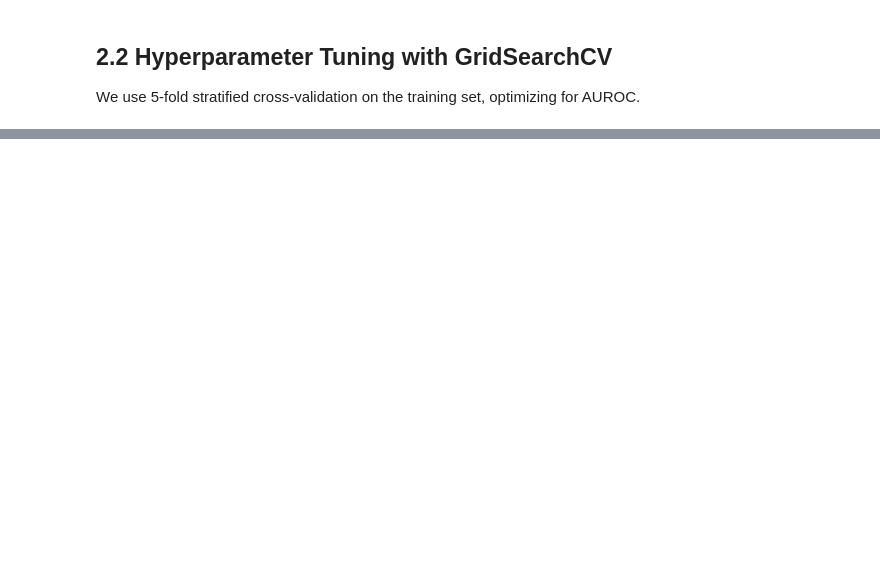
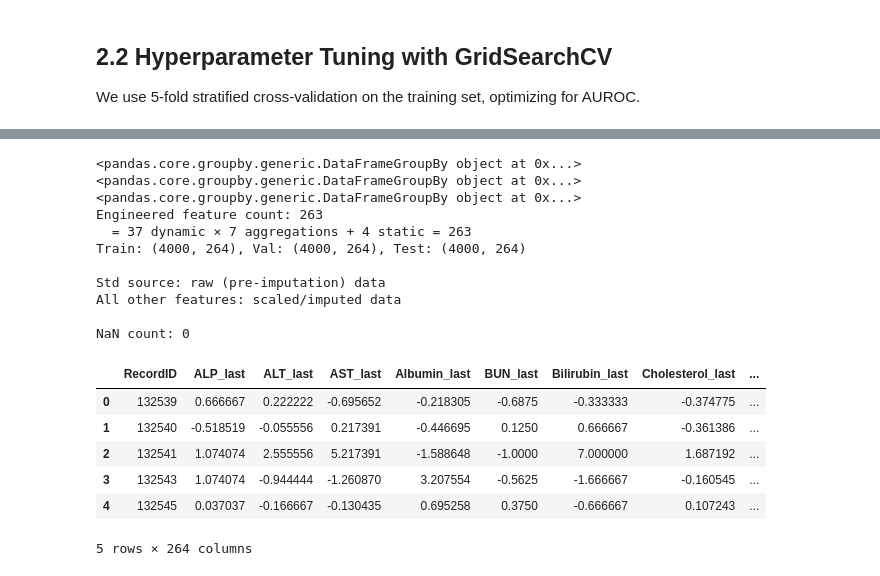
Before and after one commit to kathalikren/Machine-Learning-for-Health-Care, a Jupyter notebook: exercise_2.ipynb, the cells around one changed output, grey strips where cells are left out. Saved outputs shown, nothing was run; the diff lists cells and outputs as text; code cells hidden in the pictures; blank space fills up the shorter version.

Commit message:
Some more engineered features std, min, max, min-max

```diff
--- a/exercise_2.ipynb
+++ b/exercise_2.ipynb
@@ -270,0 +280,71 @@ GBT (tuned)          0.8502      0.5204       0.8495       0.5270
+# %%
+# ── Engineered Feature Extraction ────────────────────────────────────────────
+# Use scaled/imputed data for all features EXCEPT std, which is computed on raw (pre-imputation) data to reflect true variability.
+
+# Raw hourly grids (before imputation & scaling) for std calculation
+df_train_raw = pd.read_parquet("processed/set_a.parquet")
+df_val_raw   = pd.read_parquet("processed/set_b.parquet")
+df_test_raw  = pd.read_parquet("processed/set_c.parquet")
+
+def extract_engineered_features(df_scaled, df_raw):
+
+    grp = df_scaled.groupby("RecordID")
+    grp_raw = df_raw.groupby("RecordID")
+
+    last  = grp[DYNAMIC_VARS].last()
+    first = grp[DYNAMIC_VARS].first()
+    mean  = grp[DYNAMIC_VARS].mean()
+    vmin  = grp[DYNAMIC_VARS].min()
+    vmax  = grp[DYNAMIC_VARS].max()
+    delta = last - first
+    std = grp_raw[DYNAMIC_VARS].std().fillna(0)
+
+#New column names
+    last  = last.rename(columns={c: f"{c}_last" for c in DYNAMIC_VARS})
+    first = first.rename(columns={c: f"{c}_first" for c in DYNAMIC_VARS})
+    mean  = mean.rename(columns={c: f"{c}_mean" for c in DYNAMIC_VARS})
+    std   = std.rename(columns={c: f"{c}_std" for c in DYNAMIC_VARS})
+    vmin  = vmin.rename(columns={c: f"{c}_min" for c in DYNAMIC_VARS})
+    vmax  = vmax.rename(columns={c: f"{c}_max" for c in DYNAMIC_VARS})
+    delta = delta.rename(columns={c: f"{c}_delta" for c in DYNAMIC_VARS})
+
+    statics = grp[STATIC_VARS].first()
+    labels  = grp["In-hospital_death"].first().reset_index()
+
+    features = pd.concat([last, first, mean, std, vmin, vmax, delta, statics], axis=1)
+    features = features.reset_index()
+
+    return features, labels
+
+X_train_eng, y_train_eng = extract_engineered_features(df_train, df_train_raw)
+X_val_eng,   y_val_eng   = extract_engineered_features(df_val,   df_val_raw)
+X_test_eng,  y_test_eng  = extract_engineered_features(df_test,  df_test_raw)
+
+ENG_FEATURES = [c for c in X_train_eng.columns if c != "RecordID"]
+
+print(f"Engineered feature count: {len(ENG_FEATURES)}")
+print(f"  = 37 dynamic × 7 aggregations + {len(STATIC_VARS)} static = {37*7 + len(STATIC_VARS)}")
+print(f"Train: {X_train_eng.shape}, Val: {X_val_eng.shape}, Test: {X_test_eng.shape}")
+print(f"\nStd source: raw (pre-imputation) data")
+print(f"All other features: scaled/imputed data")
+print(f"\nNaN count: {X_train_eng[ENG_FEATURES].isna().sum().sum()}")
+X_train_eng.head()
+# %% [output]
+<pandas.core.groupby.generic.DataFrameGroupBy object at 0x...>
+<pandas.core.groupby.generic.DataFrameGroupBy object at 0x...>
+<pandas.core.groupby.generic.DataFrameGroupBy object at 0x...>
+Engineered feature count: 263
+  = 37 dynamic × 7 aggregations + 4 static = 263
+Train: (4000, 264), Val: (4000, 264), Test: (4000, 264)
+
+Std source: raw (pre-imputation) data
+All other features: scaled/imputed data
+
+NaN count: 0
+|  | RecordID | ALP_last | ALT_last | AST_last | Albumin_last | BUN_last | Bilirubin_last | Cholesterol_last | ... |
+| 0 | 132539 | 0.666667 | 0.222222 | -0.695652 | -0.218305 | -0.6875 | -0.333333 | -0.374775 | ... |
+| 1 | 132540 | -0.518519 | -0.055556 | 0.217391 | -0.446695 | 0.1250 | 0.666667 | -0.361386 | ... |
+| 2 | 132541 | 1.074074 | 2.555556 | 5.217391 | -1.588648 | -1.0000 | 7.000000 | 1.687192 | ... |
+| 3 | 132543 | 1.074074 | -0.944444 | -1.260870 | 3.207554 | -0.5625 | -1.666667 | -0.160545 | ... |
+| 4 | 132545 | 0.037037 | -0.166667 | -0.130435 | 0.695258 | 0.3750 | -0.666667 | 0.107243 | ... |
+5 rows × 264 columns
```
Also changed, not shown: parts of 15 cells of this notebook, 1 other file.
